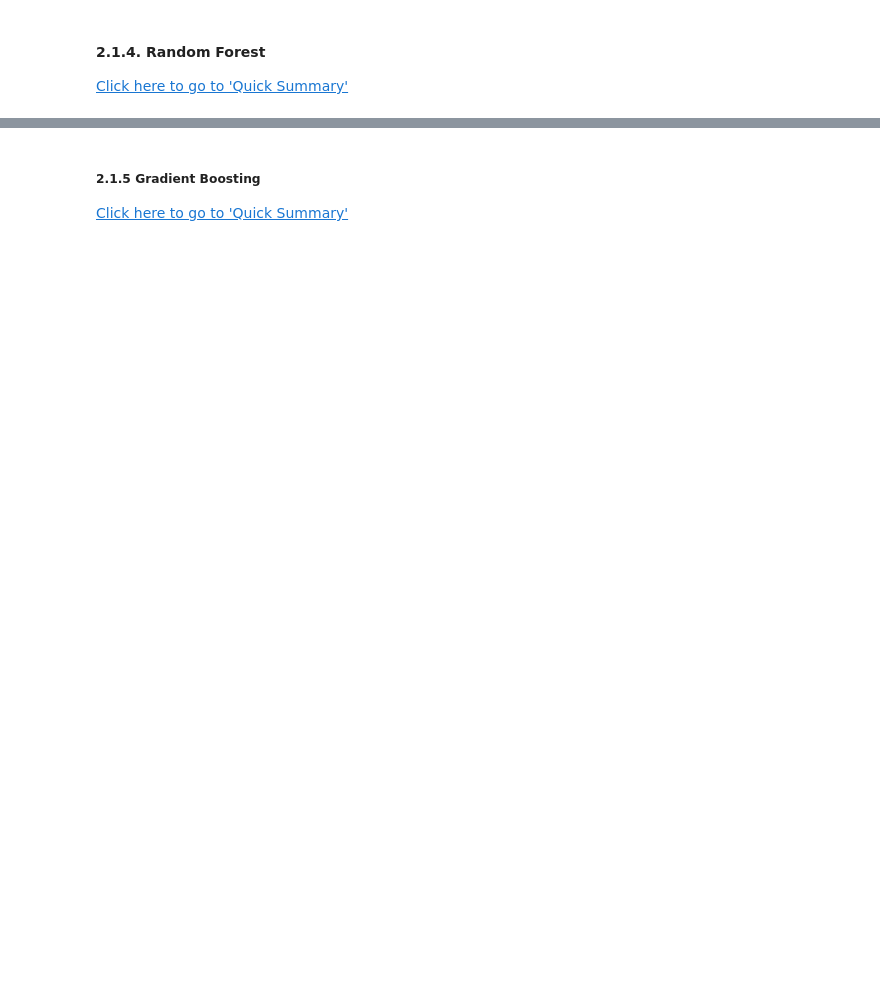
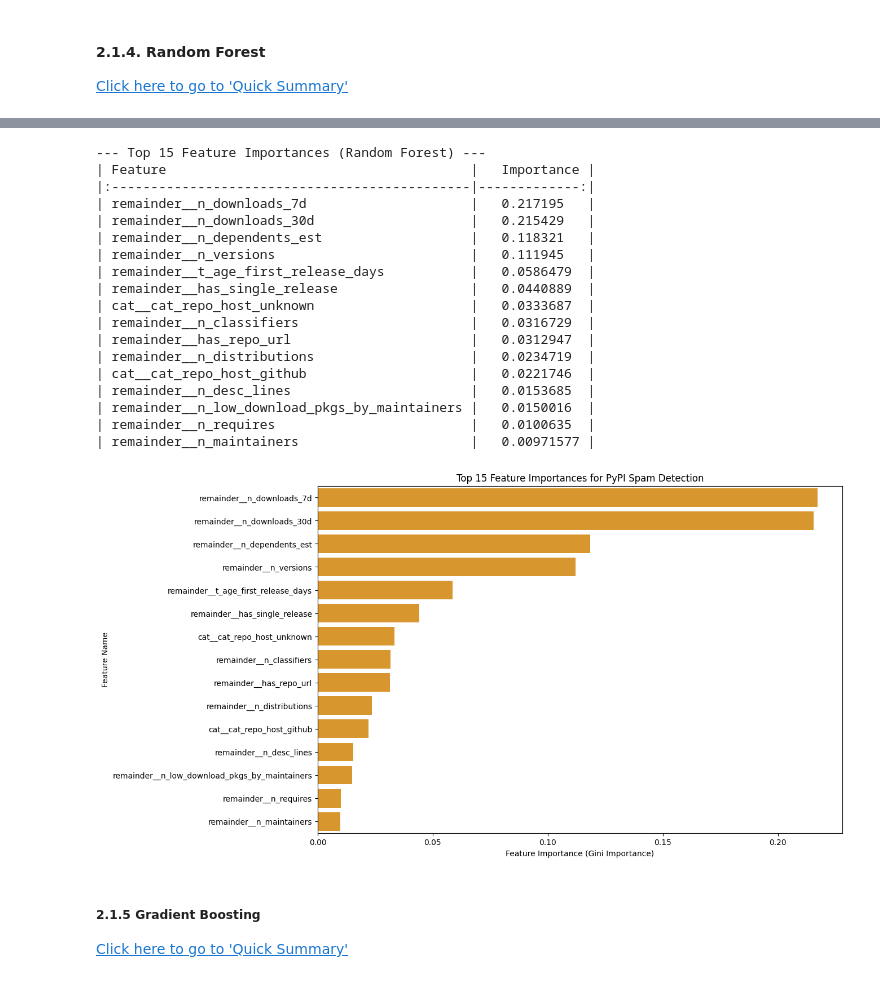
Before and after one commit to sanchitram1/pyspam, a Jupyter notebook: models.ipynb, the cells around one changed output, grey strips where cells are left out. Drawn from its saved outputs; the diff is of its cells as text; code cells hidden in the pictures; blank space fills up the shorter version.

```diff
--- a/models.ipynb
+++ b/models.ipynb
@@ -401,3 +405,57 @@ weighted avg       0.99      0.99      0.99      2751
+# %%
+# The list of feature names used for training
+# We assume the 'const' term is the first column as added by statsmodels.api.add_constant
+feature_names = ['const'] + preprocessor.get_feature_names_out().tolist()
+
+# 2. Extract importances from the fitted model
+importances = rf_final.feature_importances_
+
+# 3. Create the DataFrame
+feature_importance_df = pd.DataFrame({
+    'Feature': feature_names,
+    'Importance': importances
+})
+
+# 4. Sort and Display Results
+# Drop the 'const' feature as its importance is irrelevant/misleading
+feature_importance_df = feature_importance_df[feature_importance_df['Feature'] != 'const']
+
+feature_importance_df = feature_importance_df.sort_values(
+    by='Importance',
+    ascending=False
+).reset_index(drop=True)
+
+print("\n--- Top 15 Feature Importances (Random Forest) ---")
+print(feature_importance_df.head(15).to_markdown(index=False))
+
+# 5. Visualization
+plt.figure(figsize=(12, 8))
+top_features = feature_importance_df.head(15)
+sns.barplot(x='Importance', y='Feature', data=top_features, color='#f39c12')
+plt.title('Top 15 Feature Importances for PyPI Spam Detection')
+plt.xlabel('Feature Importance (Gini Importance)')
+plt.ylabel('Feature Name')
+plt.show()
+# %% [output]
+--- Top 15 Feature Importances (Random Forest) ---
+| Feature                                       |   Importance |
+|:----------------------------------------------|-------------:|
+| remainder__n_downloads_7d                     |   0.217195   |
+| remainder__n_downloads_30d                    |   0.215429   |
+| remainder__n_dependents_est                   |   0.118321   |
+| remainder__n_versions                         |   0.111945   |
+| remainder__t_age_first_release_days           |   0.0586479  |
+| remainder__has_single_release                 |   0.0440889  |
+| cat__cat_repo_host_unknown                    |   0.0333687  |
+| remainder__n_classifiers                      |   0.0316729  |
+| remainder__has_repo_url                       |   0.0312947  |
+| remainder__n_distributions                    |   0.0234719  |
+| cat__cat_repo_host_github                     |   0.0221746  |
+| remainder__n_desc_lines                       |   0.0153685  |
+| remainder__n_low_download_pkgs_by_maintainers |   0.0150016  |
+| remainder__n_requires                         |   0.0100635  |
+| remainder__n_maintainers                      |   0.00971577 |
+[figure, added]
 # %% [markdown]
 ##### 2.1.5 Gradient Boosting
 [Click here to go to 'Quick Summary'](#quick-summary)
```
Also changed, not shown: parts of 14 cells of this notebook, 6 other files.
